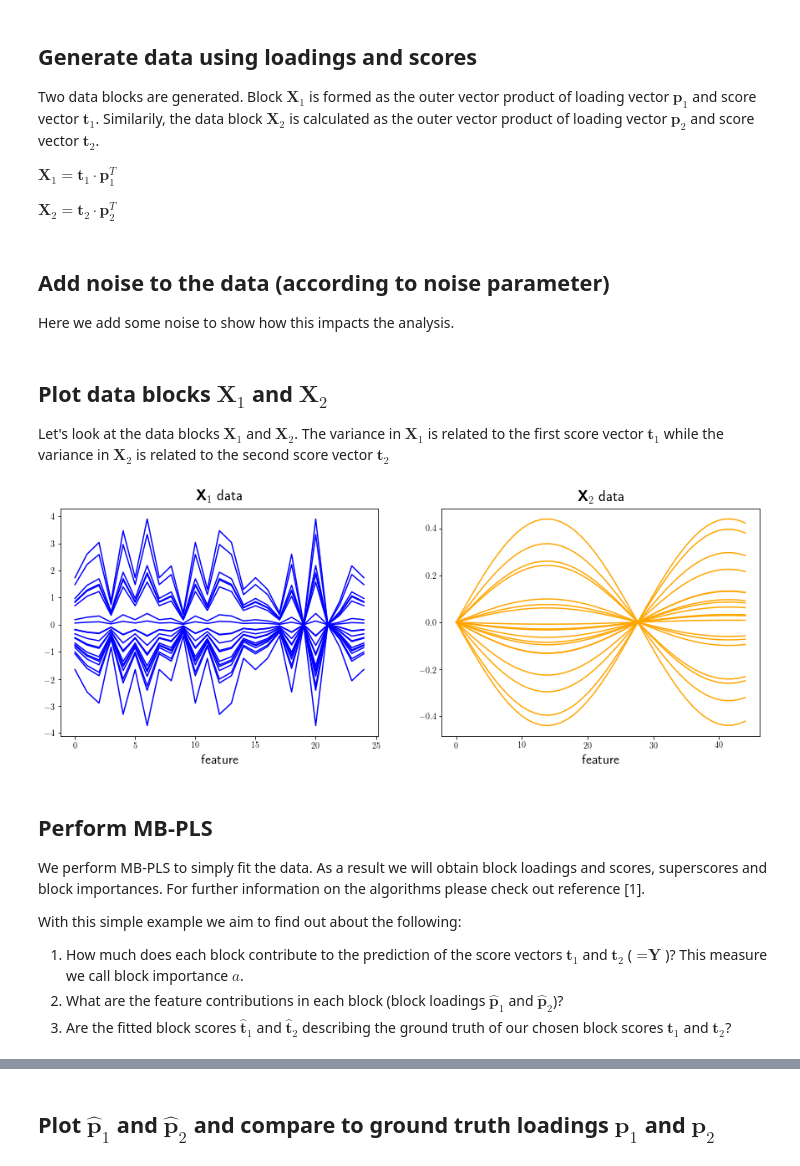
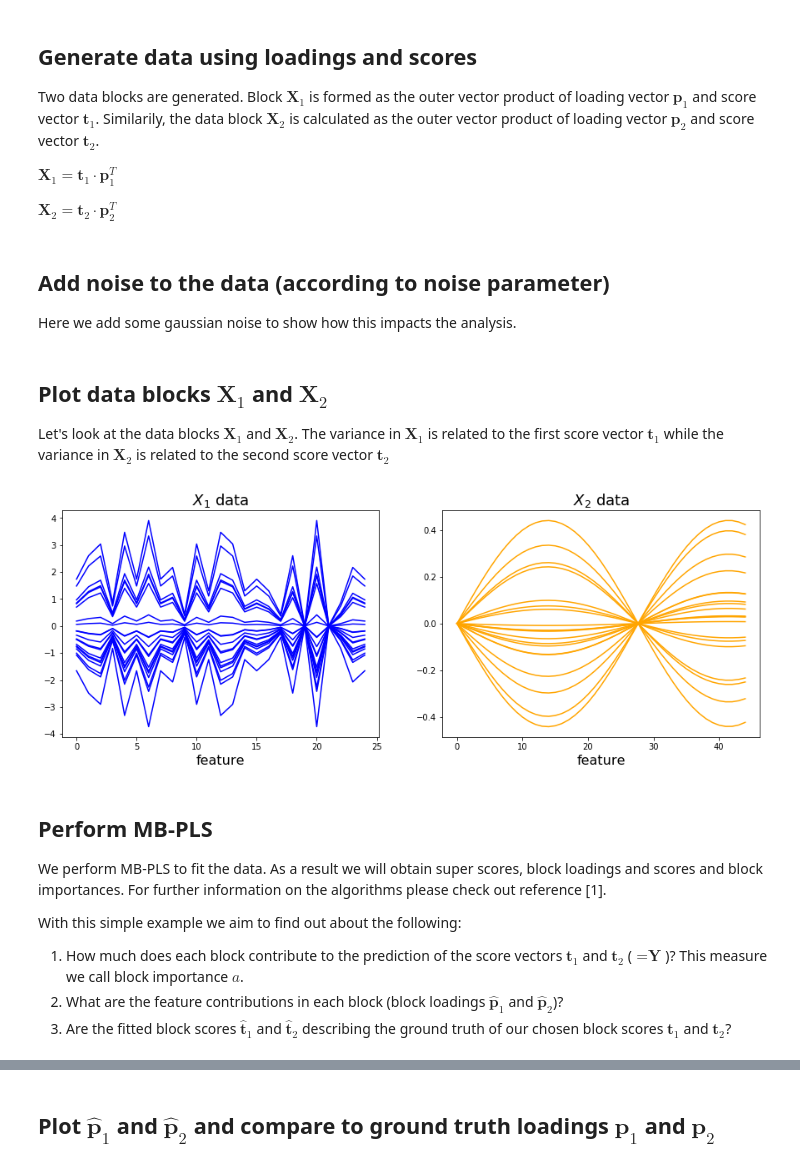
Before and after one commit to DTUComputeStatisticsAndDataAnalysis/MBPLS, a Jupyter notebook: examples/introduction/MBPLS_introduction.ipynb, the cells around one changed output, grey strips where cells are left out. Saved outputs shown, nothing was run; the diff lists cells and outputs as text; code cells hidden in the pictures.

```diff
--- a/examples/introduction/MBPLS_introduction.ipynb
+++ b/examples/introduction/MBPLS_introduction.ipynb
@@ -15,9 +17,6 @@ num_vars_x1 = 25
 num_vars_x2 = 45
 noise = 0      # add noise between 0..10
 # %%
-import matplotlib
-matplotlib.rc('text', usetex=True)
-matplotlib.rcParams['text.latex.preamble']=[r"\usepackage{amsmath}"]
 from matplotlib import pyplot as plt
 import numpy as np
 from scipy.stats import ortho_group
@@ -67,7 +64,7 @@ x1 = np.dot(t1, p1.T)
 x2 = np.dot(t2, p2.T)
 # %% [markdown]
 ## Add noise to the data (according to noise parameter)
-Here we add some noise to show how this impacts the analysis.
+Here we add some gaussian noise to show how this impacts the analysis.
 # %%
 x1 = np.random.normal(x1, 0.05*noise)
 x2 = np.random.normal(x2, 0.05*noise)
@@ -77,16 +74,16 @@ Let's look at the data blocks $\textbf{X}_1$ and $\textbf{X}_2$. The variance in
 # %%
 fig, ax = plt.subplots(ncols=2, figsize=(15,5))
 ax[0].plot(x1.T, color='blue')
-ax[0].set_title(r'$\textbf{X}_1$ data', fontsize=18)
+ax[0].set_title('$X_1$ data', fontsize=18)
 ax[0].set_xlabel('feature', size=16)
 ax[1].plot(x2.T, color='orange')
-ax[1].set_title(r'$\textbf{X}_2$ data', fontsize=18)
+ax[1].set_title('$X_2$ data', fontsize=18)
 ax[1].set_xlabel('feature', size=16);
 # %% [output]
-[figure, old version]
+[figure, new version]
 # %% [markdown]
 ## Perform MB-PLS
-We perform MB-PLS to simply fit the data. As a result we will obtain block loadings and scores, superscores and block importances. For further information on the algorithms please check out reference [1].
+We perform MB-PLS to fit the data. As a result we will obtain super scores, block loadings and scores and block importances. For further information on the algorithms please check out reference [1].
 
 With this simple example we aim to find out about the following:
 
```
Also changed, not shown: parts of 15 cells of this notebook, 3 other files.
